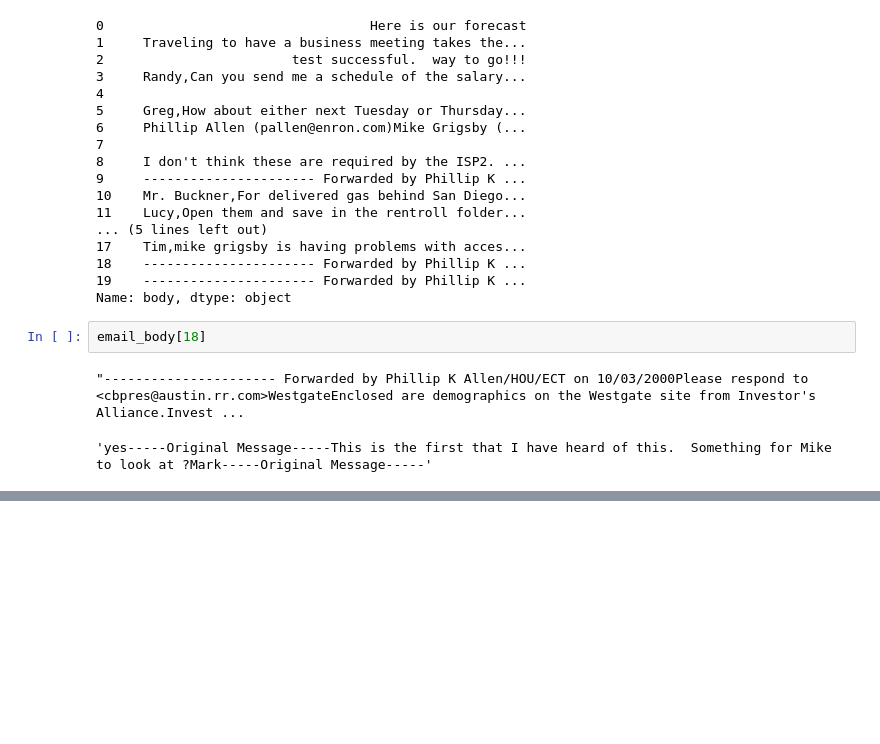
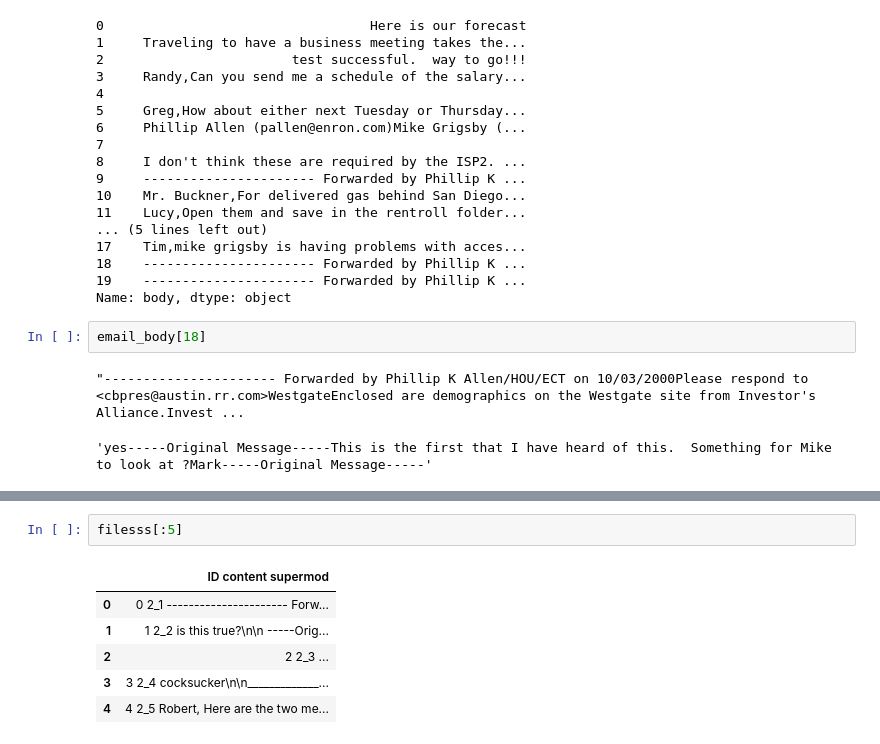
Before and after one commit to KathleenYWang/Sentiment_Detection_NLP, a Jupyter notebook: EDAKaggleEnron.ipynb, the cells around one changed output, grey strips where cells are left out. Cells and saved outputs as stored; diff of their text form; blank space fills up the shorter version.

```diff
--- a/EDAKaggleEnron.ipynb
+++ b/EDAKaggleEnron.ipynb
@@ -721,0 +799,9 @@ email_body[18]
+# %%
+filesss[:5]
+# %% [output]
+|  | ID content supermod |
+| 0 | 0 2_1 ---------------------- Forw... |
+| 1 | 1 2_2 is this true?\n\n -----Orig... |
+| 2 | 2 2_3 ... |
+| 3 | 3 2_4 cocksucker\n\n_____________... |
+| 4 | 4 2_5 Robert, Here are the two me... |
```
Also changed, not shown: parts of 18 cells of this notebook.
